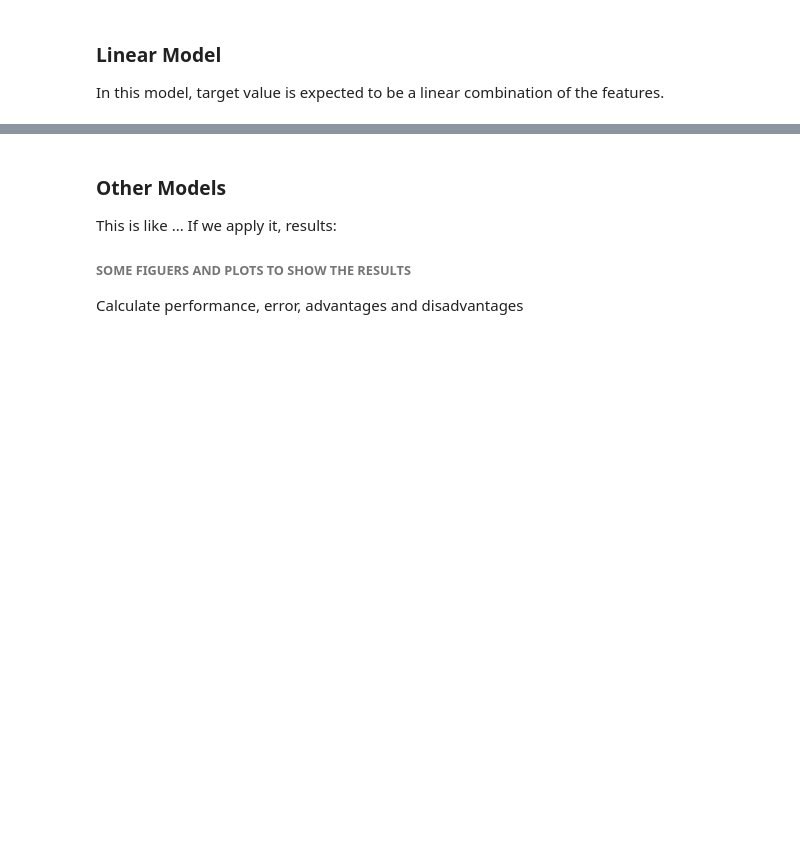
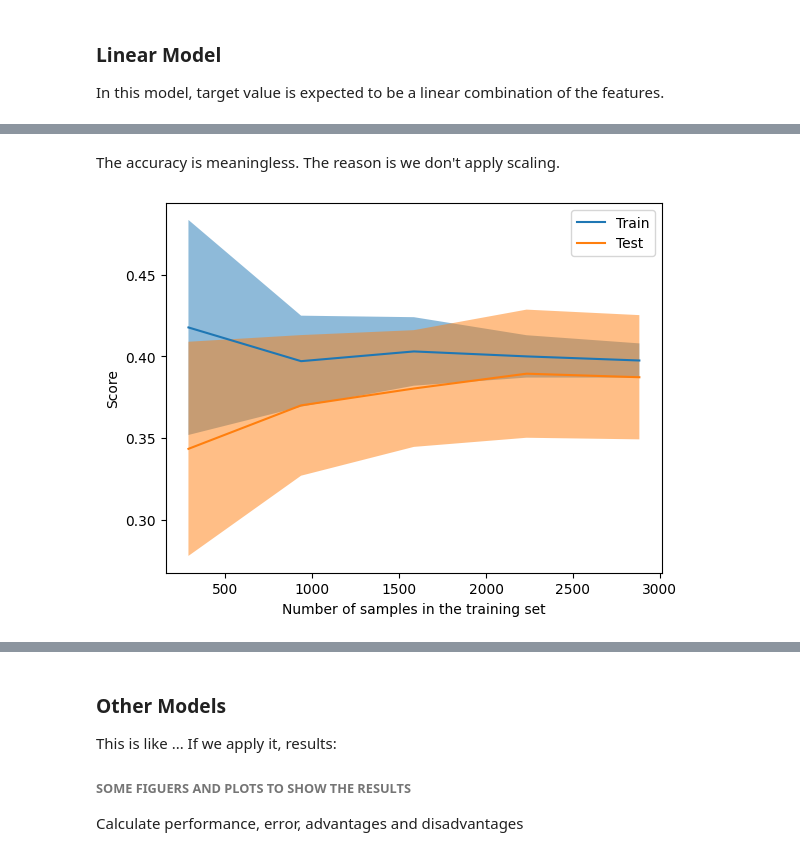
Before and after one commit to fraxea/weather, a Jupyter notebook: report.ipynb, the cells around one changed output, grey strips where cells are left out. Cells and saved outputs as stored; diff of their text form; code cells hidden in the pictures; blank space fills up the shorter version.

```diff
--- a/report.ipynb
+++ b/report.ipynb
@@ -140,0 +104,7 @@ pd.DataFrame(linear_reg.coef_[0], columns=FEATURES, index=["Coefficients"])
+# %% [markdown]
+The accuracy is meaningless. The reason is we don't apply scaling.
+# %%
+X_std = stnd_s.fit_transform(X)
+accuracy_table = linear_model(X_std, y)
+# %% [output]
+[figure, added]
```
Also changed, not shown: parts of 12 cells of this notebook, 1 other file.
